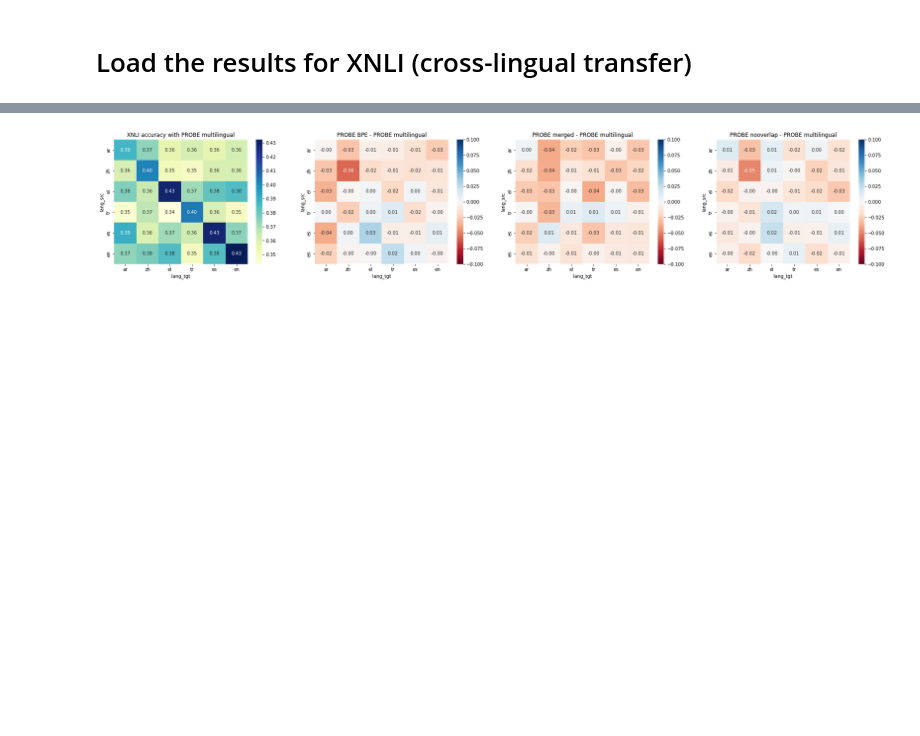
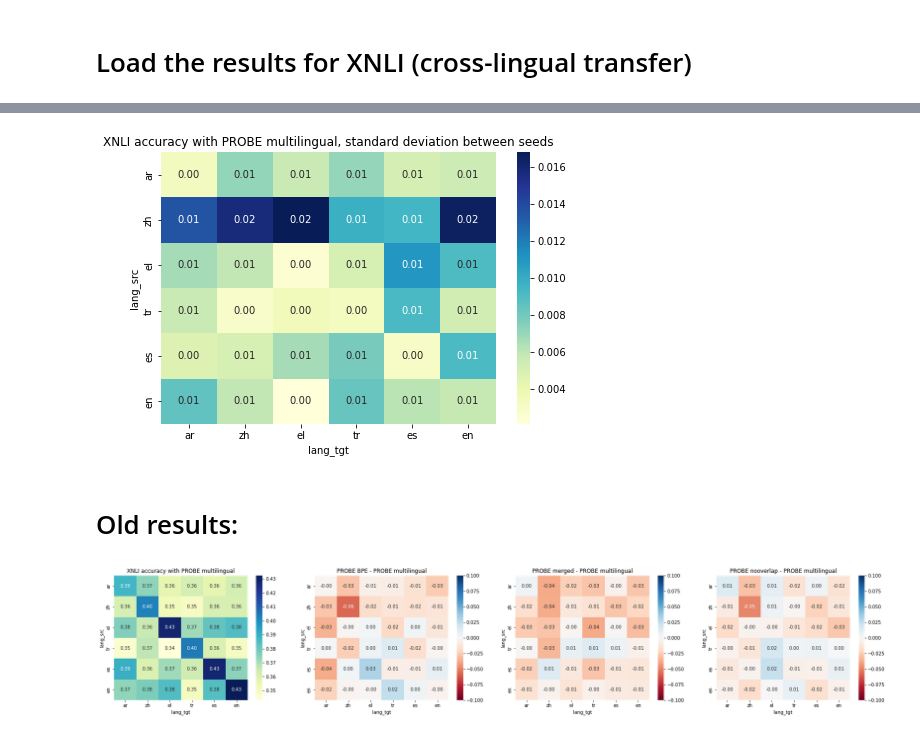
Before and after one commit to tomlimi/entangled_in_scripts, a Jupyter notebook: src/notebooks/3_xnli_results.ipynb, the cells around one changed output, grey strips where cells are left out. Cells and saved outputs as stored; diff of their text form; code cells hidden in the pictures; blank space fills up the shorter version.

```diff
--- a/src/notebooks/3_xnli_results.ipynb
+++ b/src/notebooks/3_xnli_results.ipynb
@@ -88,8 +92,10 @@ def plot_barplots(df, post_training):
 def plot_heatmaps(df, baseline, baseline_title, compared=[], compared_titles=[]):
     # plot heatmap for lang_src and lang_tgt with accuracy as value for tokenizer_type == 'multilingual-tokenization'
     # make 3 plots horizontally
-    fig, axs = plt.subplots(1, 1+len(compared), squeeze=False, figsize=(30, 5))
+    fig, axs = plt.subplots(1, 1+len(compared), squeeze=False, figsize=(30/4*(1+len(compared)), 5))
     df_baseline = df[baseline]
+    # average over the seeds
+    df_baseline = df_baseline.groupby(['lang_src', 'lang_tgt', 'tokenizer_type']).mean().reset_index()
     df_baseline = df_baseline.pivot("lang_src", "lang_tgt", "accuracy")
     sns.heatmap(df_baseline, annot=True, fmt=".2f", cmap="YlGnBu", ax=axs[0][0])
     axs[0][0].set_title(f"XNLI accuracy with {baseline_title}")
@@ -98,6 +104,7 @@ def plot_heatmaps(df, baseline, baseline_title, compared=[], compared_titles=[])
     for i, comp, compared_title in zip(range(1, len(compared)+1), compared, compared_titles):
         ax = axs[0][i]
         df_delta = df[comp]
+        df_delta = df_delta.groupby(['lang_src', 'lang_tgt', 'tokenizer_type']).mean().reset_index()
         df_delta = df_delta.pivot("lang_src", "lang_tgt", "accuracy")
         df_delta = df_delta - df_baseline
         # choose a diverging colormap
@@ -118,3 +124,12 @@ for post_training in ('PROBE_XNLI_HEAD', 'FT_XNLI_HEAD'):
+# %%
+post_training = 'PROBE'
+df = df_all
+# run with hardcoded std function
+plot_heatmaps(df, df['tokenizer_type'] == 'multilingual-tokenization', f'{post_training} multilingual, standard deviation between seeds')
+# %% [output]
+[figure, added]
+# %% [markdown]
+# Old results:
 # %%
 for post_training in ('PROBE', 'PROBE_XNLI_HEAD', 'FT', 'FT_XNLI_HEAD'):
     df = df_all[df_all['post_training'] == post_training]
```
Also changed, not shown: parts of 5 cells of this notebook, 5 other files.
